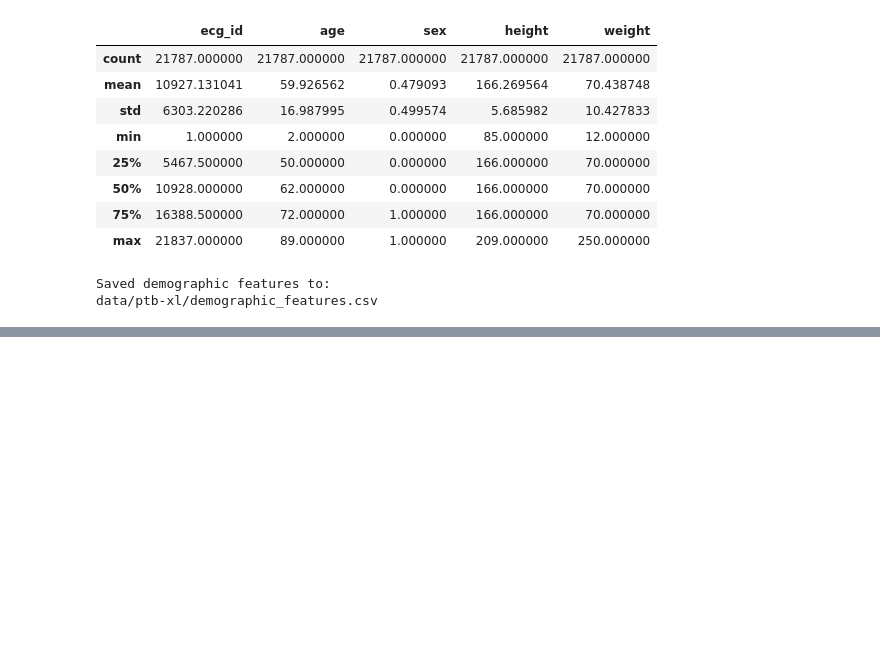
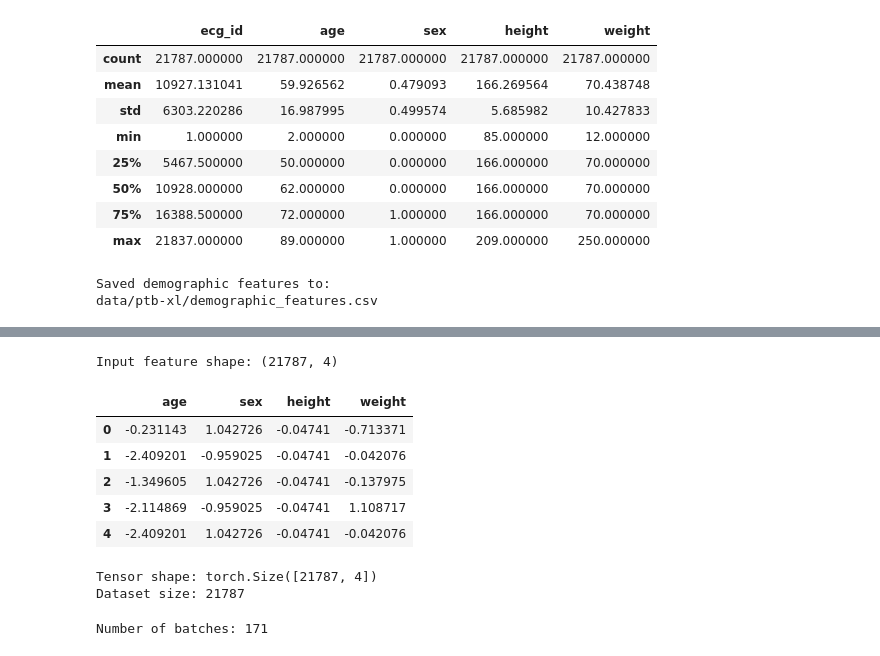
Before and after one commit to ziya72/Digital-Heart, a Jupyter notebook: demographics.ipynb, the cells around one changed output, grey strips where cells are left out. Saved outputs shown, nothing was run; the diff lists cells and outputs as text; code cells hidden in the pictures; blank space fills up the shorter version.

```diff
--- a/demographics.ipynb
+++ b/demographics.ipynb
@@ -459,0 +522,33 @@ data/ptb-xl/demographic_features.csv
+# %%
+# ============================================================
+# Prepare demographic features
+# ============================================================
+
+from sklearn.preprocessing import StandardScaler
+
+# Keep ECG IDs separately
+ecg_ids = df["ecg_id"].values
+
+# Input features for the encoder
+X = df[["age", "sex", "height", "weight"]].copy()
+
+# Normalize the features
+scaler = StandardScaler()
+X_scaled = scaler.fit_transform(X)
+
+print("Input feature shape:", X_scaled.shape)
+
+display(
+    pd.DataFrame(
+        X_scaled,
+        columns=["age", "sex", "height", "weight"]
+    ).head()
+)
+# %% [output]
+Input feature shape: (21787, 4)
+|  | age | sex | height | weight |
+| 0 | -0.231143 | 1.042726 | -0.04741 | -0.713371 |
+| 1 | -2.409201 | -0.959025 | -0.04741 | -0.042076 |
+| 2 | -1.349605 | 1.042726 | -0.04741 | -0.137975 |
+| 3 | -2.114869 | -0.959025 | -0.04741 | 1.108717 |
+| 4 | -2.409201 | 1.042726 | -0.04741 | -0.042076 |
@@ -459,0 +603,36 @@ data/ptb-xl/demographic_features.csv
+# %%
+# ============================================================
+# Convert standardized data to PyTorch Dataset
+# ============================================================
+
+import torch
+from torch.utils.data import TensorDataset, DataLoader
+
+# Convert NumPy array to float tensor
+X_tensor = torch.tensor(X_scaled, dtype=torch.float32)
+
+print("Tensor shape:", X_tensor.shape)
+
+# Create dataset
+dataset = TensorDataset(X_tensor)
+
+print("Dataset size:", len(dataset))
+# %% [output]
+Tensor shape: torch.Size([21787, 4])
+Dataset size: 21787
+# %%
+# ============================================================
+# Create DataLoader
+# ============================================================
+
+batch_size = 128
+
+train_loader = DataLoader(
+    dataset,
+    batch_size=batch_size,
+    shuffle=True
+)
+
+print("Number of batches:", len(train_loader))
+# %% [output]
+Number of batches: 171
```
Also changed, not shown: parts of 12 cells of this notebook, 2 other files.
